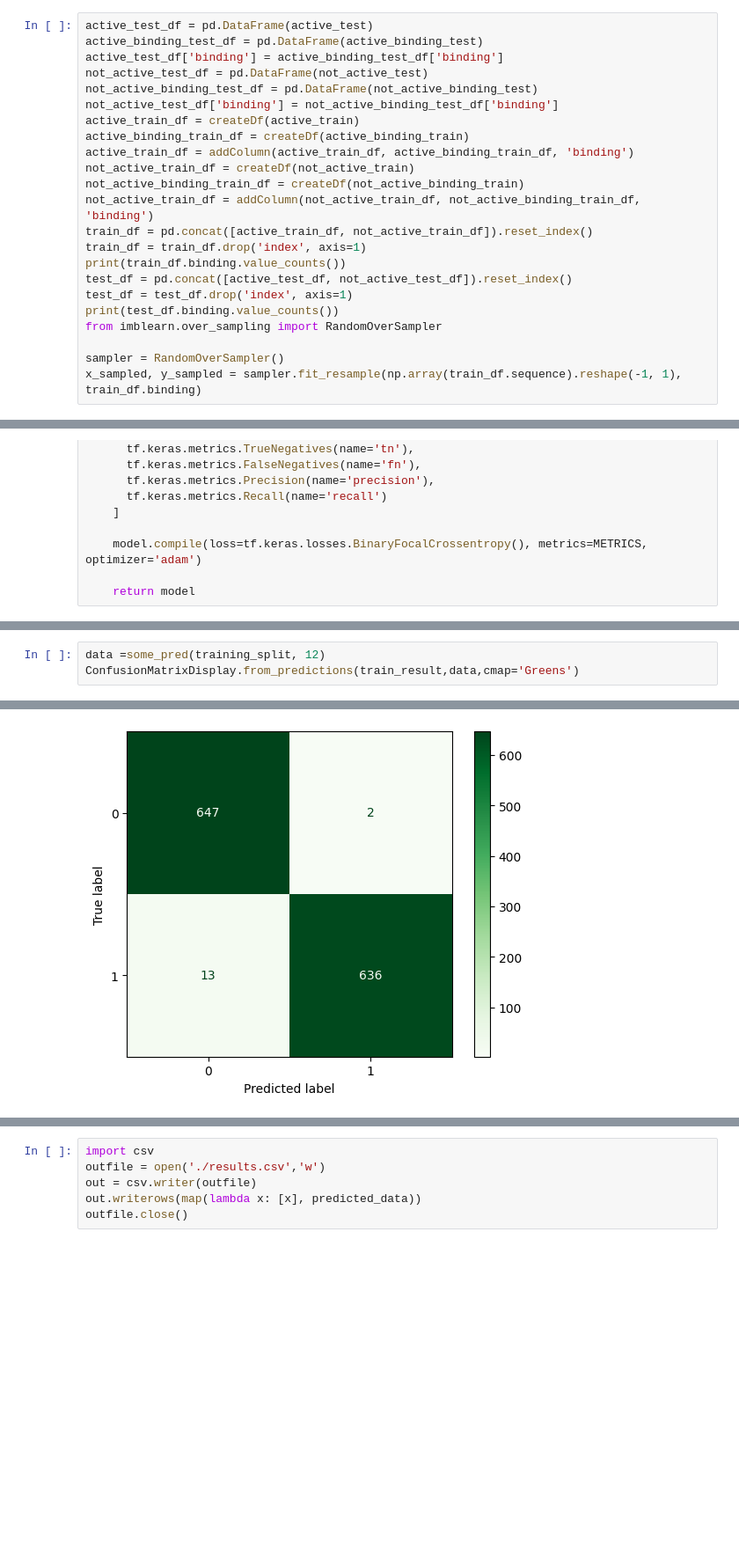
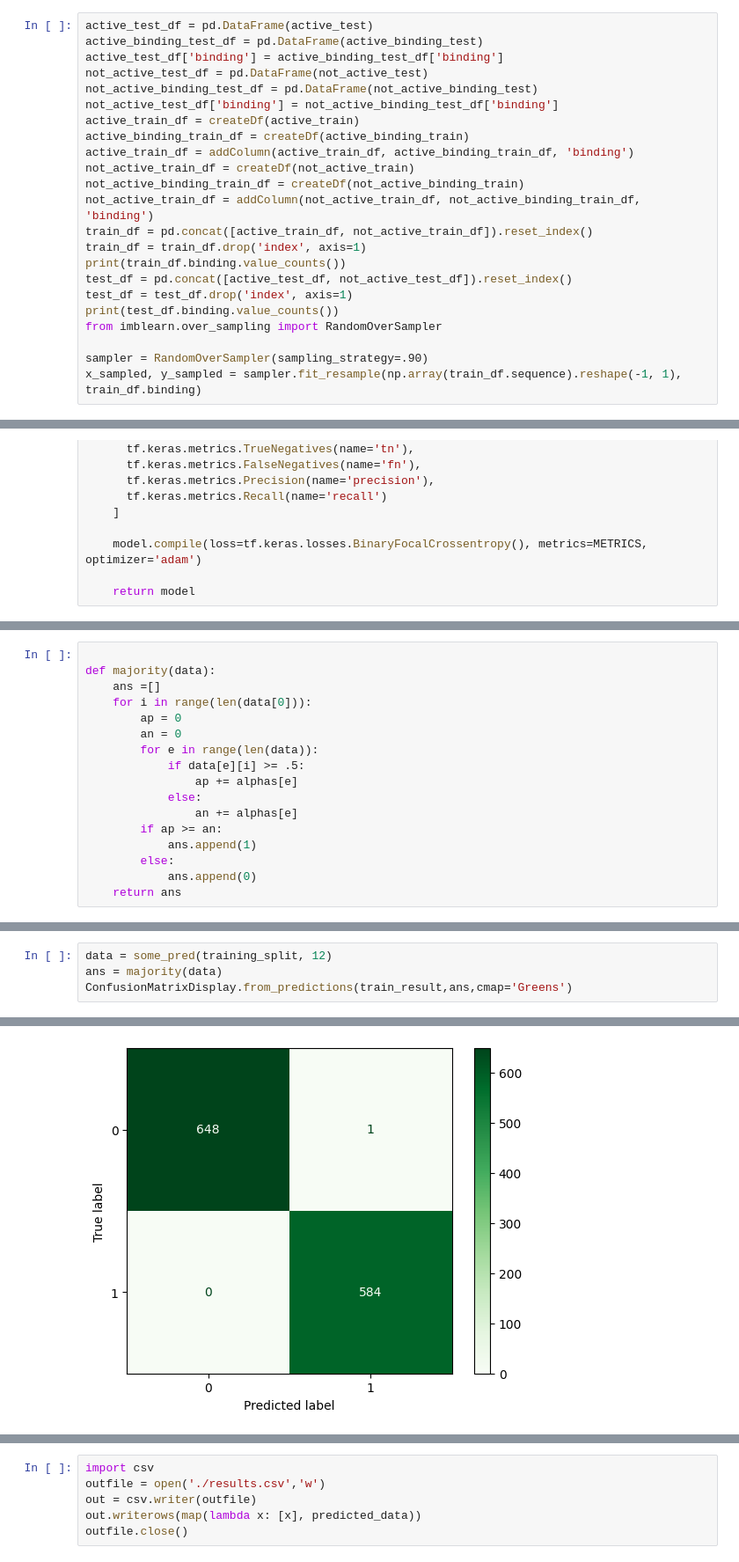
Before and after one commit to bhaba-ranjan/ada-boosting, a Jupyter notebook: boosting-ann.ipynb, the cells around one changed output, grey strips where cells are left out. Shown at 88% size. Drawn from its saved outputs; the diff is of its cells as text; blank space fills up the shorter version.

```diff
--- a/boosting-ann.ipynb
+++ b/boosting-ann.ipynb
@@ -64,7 +64,7 @@ test_df = test_df.drop('index', axis=1)
 print(test_df.binding.value_counts())
 from imblearn.over_sampling import RandomOverSampler
 
-sampler = RandomOverSampler()
+sampler = RandomOverSampler(sampling_strategy=.90)
 x_sampled, y_sampled = sampler.fit_resample(np.array(train_df.sequence).reshape(-1, 1), train_df.binding)
 # %% [output]
 0    649
@@ -400 +388,18 @@ def some_pred(test_split, esize):
+# %%
+
+def majority(data):
+    ans =[]
+    for i in range(len(data[0])):
+        ap = 0
+        an = 0
+        for e in range(len(data)):
+            if data[e][i] >= .5:
+                ap += alphas[e]
+            else:
+                an += alphas[e]
+        if ap >= an:
+            ans.append(1)
+        else:
+            ans.append(0)
+    return ans
 # %%
@@ -445,4 +462,5 @@ plt.plot(f1)
 # %%
-data =some_pred(training_split, 12)
-ConfusionMatrixDisplay.from_predictions(train_result,data,cmap='Greens')
+data = some_pred(training_split, 12)
+ans = majority(data)
+ConfusionMatrixDisplay.from_predictions(train_result,ans,cmap='Greens')
 # %% [output]
@@ -486,4 +485,4 @@ ConfusionMatrixDisplay.from_predictions(train_result,data,cmap='Greens')
-[figure, old version]
+[figure, new version]
 # %%
 table_test = pd.read_table('./1663769555_8653905_test.txt', names=['sequence'])
 unlabeled_test = vectorizer_best.transform(table_test.sequence).toarray()
```
Also changed, not shown: parts of 15 cells of this notebook.
